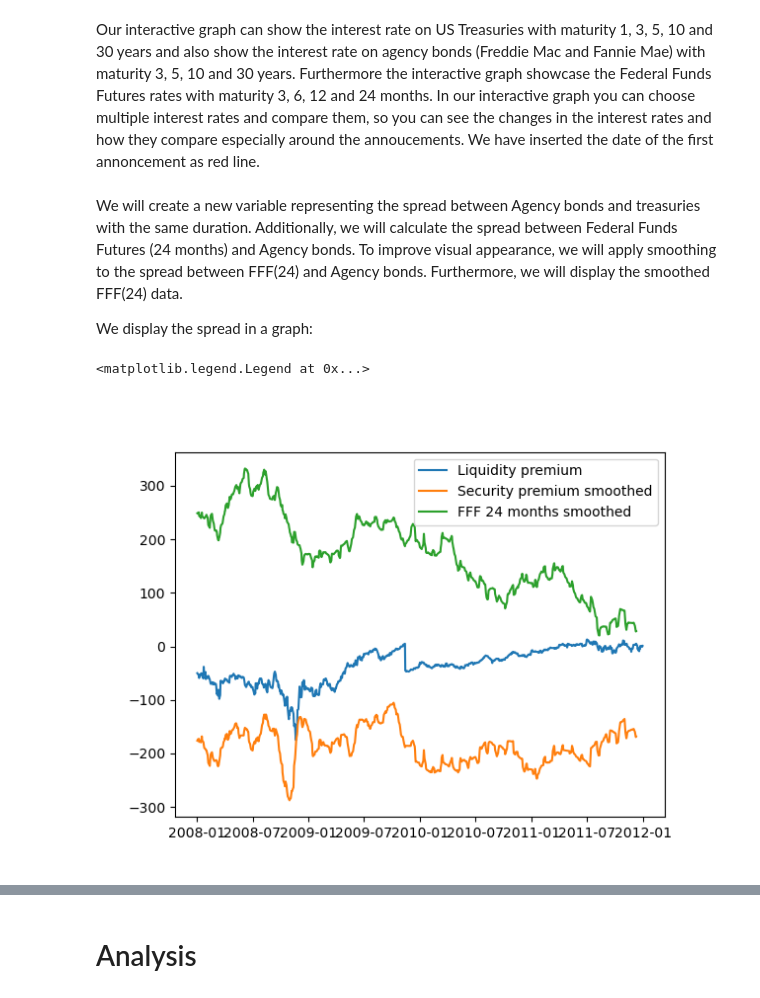
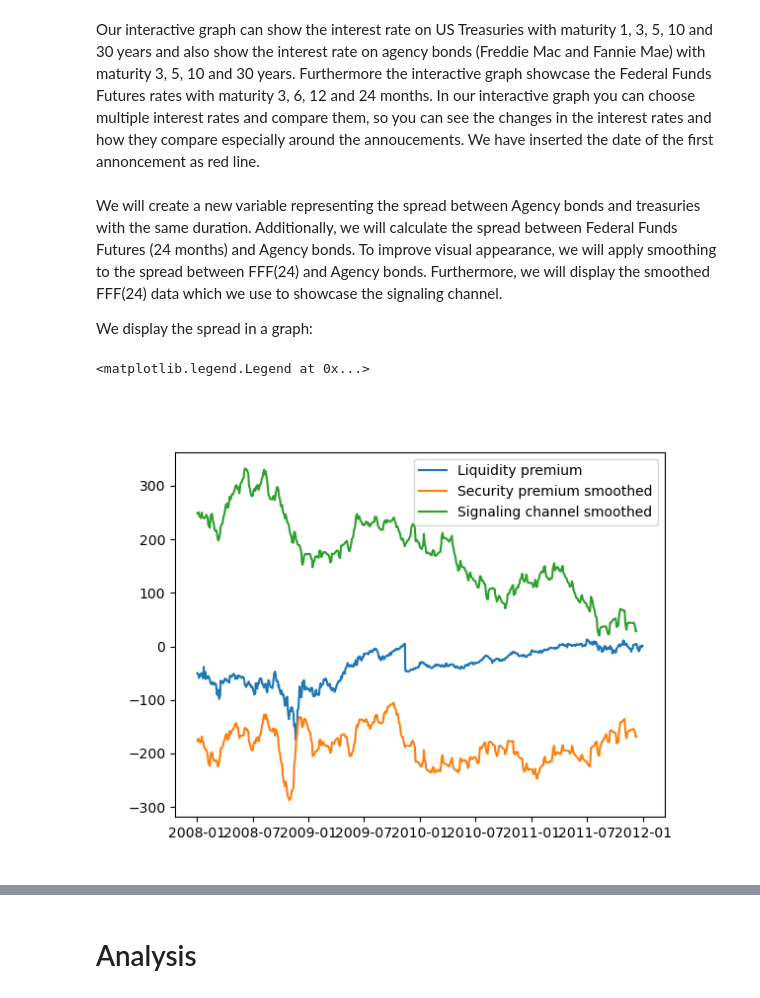
Before and after one commit to NumEconCopenhagen/projects-2023-3500, a Jupyter notebook: dataproject/dataproject.ipynb, the cells around one changed output, grey strips where cells are left out. Drawn from its saved outputs; the diff is of its cells as text; code cells hidden in the pictures.

```diff
--- a/dataproject/dataproject.ipynb
+++ b/dataproject/dataproject.ipynb
@@ -192,30 +192,30 @@ SelectMultiple(description='Select variables:', index=(0,), options=('1 year', '
 # %% [markdown]
 Our interactive graph can show the interest rate on US Treasuries with maturity 1, 3, 5, 10 and 30 years and also show the interest rate on agency bonds (Freddie Mac and Fannie Mae) with maturity 3, 5, 10 and 30 years. Furthermore the interactive graph showcase the Federal Funds Futures rates with maturity 3, 6, 12 and 24 months. In our interactive graph you can choose multiple interest rates and compare them, so you can see the changes in the interest rates and how they compare especially around the annoucements. We have inserted the date of the first annoncement as red line.
 # %% [markdown]
-We will create a new variable representing the spread between Agency bonds and treasuries with the same duration. Additionally, we will calculate the spread between Federal Funds Futures (24 months) and Agency bonds. To improve visual appearance, we will apply smoothing to the spread between FFF(24) and Agency bonds. Furthermore, we will display the smoothed FFF(24) data.
+We will create a new variable representing the spread between Agency bonds and treasuries with the same duration. Additionally, we will calculate the spread between Federal Funds Futures (24 months) and Agency bonds. To improve visual appearance, we will apply smoothing to the spread between FFF(24) and Agency bonds. Furthermore, we will display the smoothed FFF(24) data which we use to showcase the signaling channel.
 
 We display the spread in a graph:
 # %%
 df_merged['liquidity channel 10'] = df_merged['10 year'] - df_merged['Fannie Mae 10']
 df_merged['security channel 10'] = df_merged['FFF 24 months'] - df_merged['Fannie Mae 10']
 
 # Apply rolling average to security channel
 window_size = 15  # Adjust the window size as desired
 df_merged['security channel 10 smoothed'] = df_merged['security channel 10'].rolling(window_size).mean()
 df_merged['FFF 24 months smoothed'] = df_merged['FFF 24 months'].rolling(window_size).mean()
 
 fig1, ax1 = plt.subplots()
 
 # Plot the liquidity channel
 ax1.plot(df_merged['Date'], df_merged['liquidity channel 10'], label='Liquidity premium')
 
 # Plot the smoothed security channel
 ax1.plot(df_merged['Date'], df_merged['security channel 10 smoothed'], label='Security premium smoothed')
 
 # Plot the 'FFF 24 months' data
-ax1.plot(df_merged['Date'], df_merged['FFF 24 months smoothed'], label='FFF 24 months smoothed')
+ax1.plot(df_merged['Date'], df_merged['FFF 24 months smoothed'], label='Signaling channel smoothed')
 
 ax1.legend(loc='upper right')
 # %% [output]
 <matplotlib.legend.Legend at 0x...>
-[figure, old version]
+[figure, new version]
```
Also changed, not shown: parts of 6 cells of this notebook.
